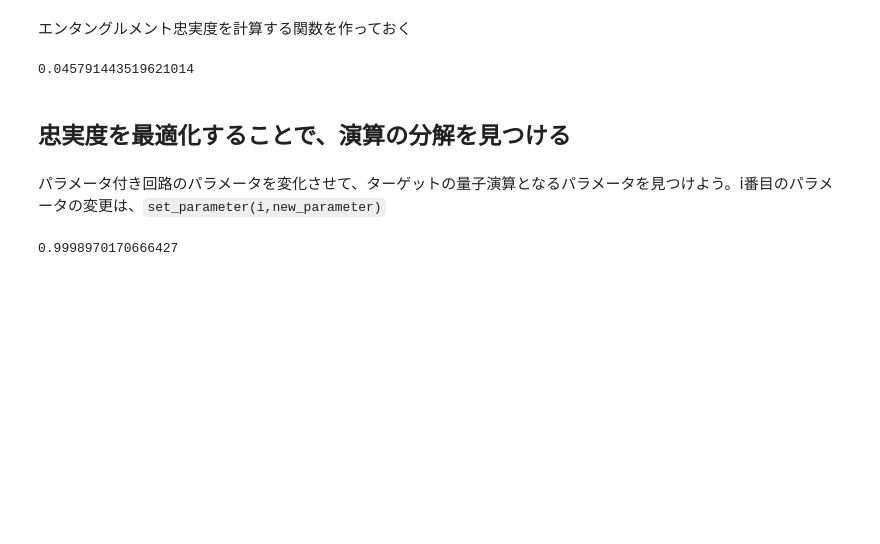
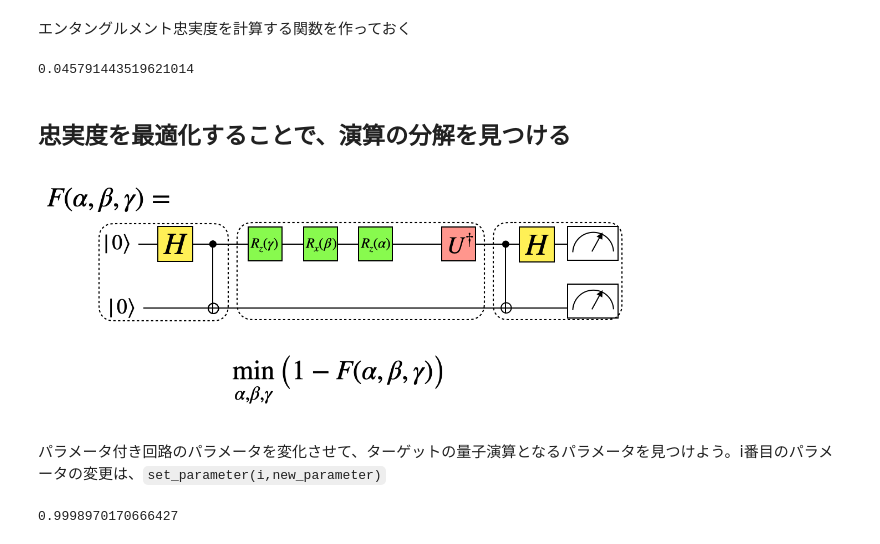
Before and after one commit to Qulacs-Osaka/quantum_software_handson, a Jupyter notebook: 03_VariationalGateDecomposition.ipynb, the cells around one changed output. Drawn from its saved outputs; the diff is of its cells as text; code cells hidden in the pictures; blank space fills up the shorter version.

```diff
--- a/03_VariationalGateDecomposition.ipynb
+++ b/03_VariationalGateDecomposition.ipynb
@@ -121,6 +134,10 @@ entanglement_fidelity(ansatz,2)
 0.045791443519621014
 # %% [markdown]
 ## 忠実度を最適化することで、演算の分解を見つける
+# %%
+Image("./fujii_fig02c.png",width = 600)
+# %% [output]
+[figure, added]
 # %% [markdown]
 パラメータ付き回路のパラメータを変化させて、ターゲットの量子演算となるパラメータを見つけよう。i番目のパラメータの変更は、`set_parameter(i,new_parameter)`
 # %%
```
Also changed, not shown: parts of 4 cells of this notebook, 6 other files.
